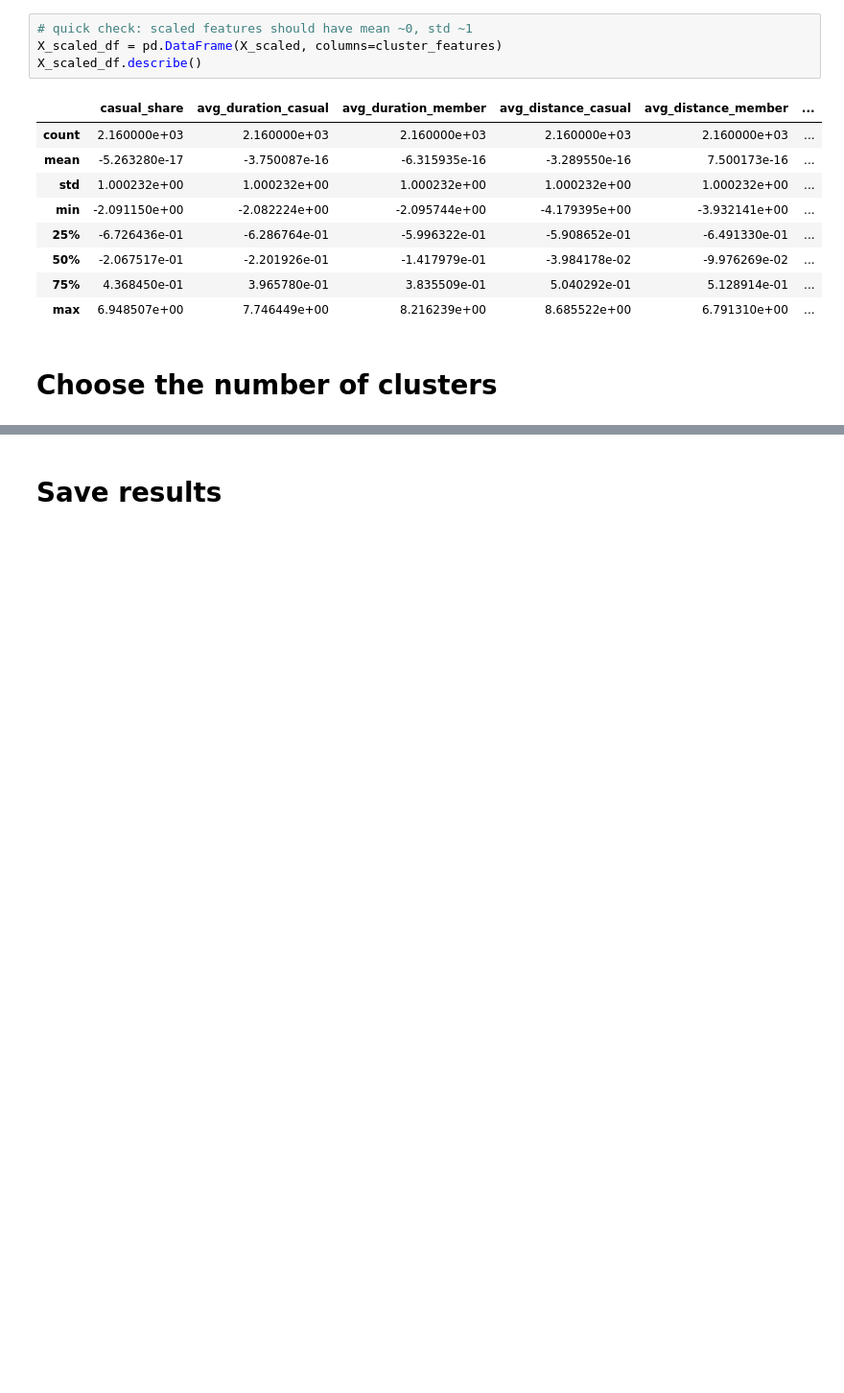
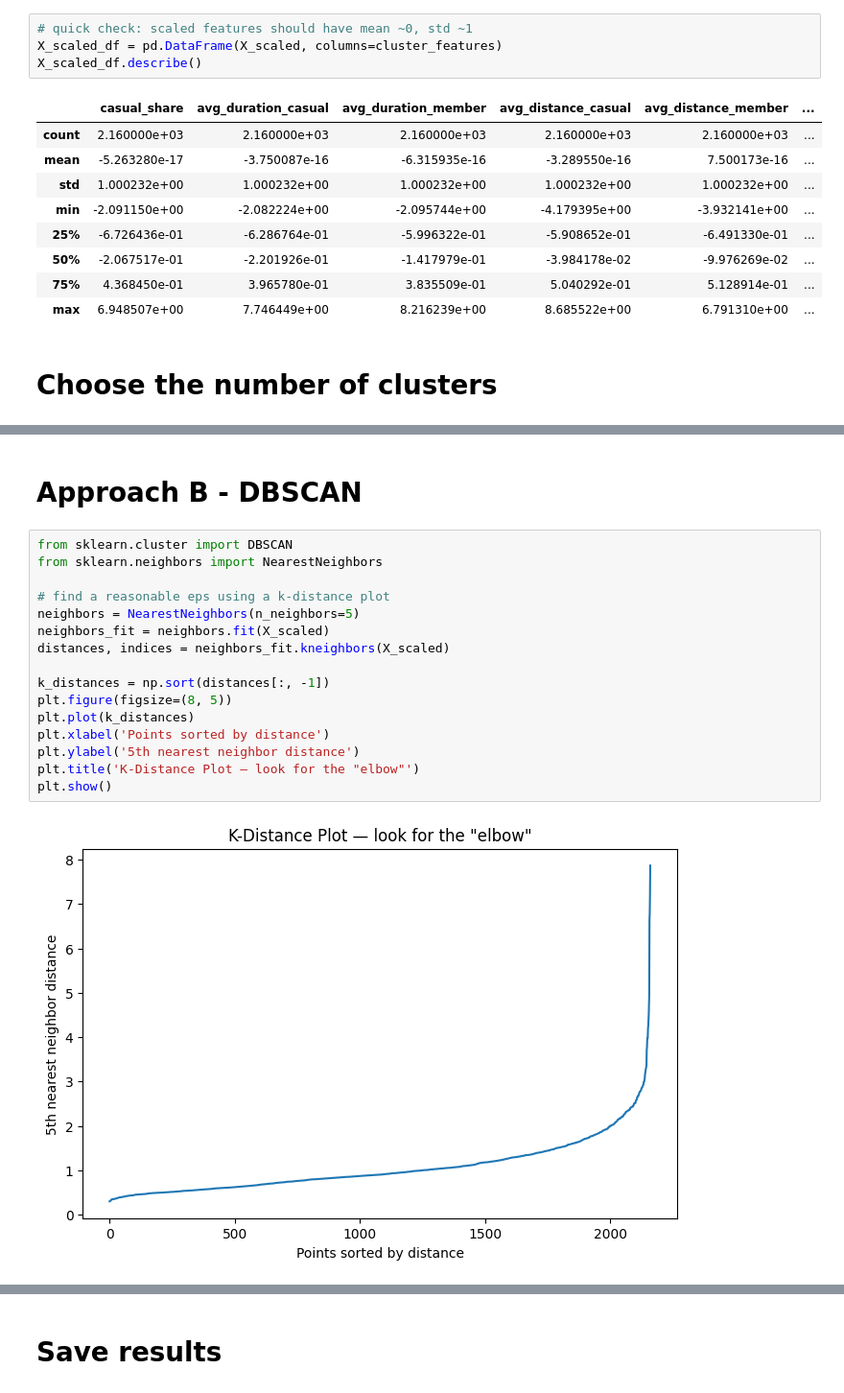
Before and after one commit to ameliatuttle26/Citybike-mapping, a Jupyter notebook: Notebooks/04_clustering.ipynb, the cells around one changed output, grey strips where cells are left out. Shown at 96% size. Drawn from its saved outputs; the diff is of its cells as text; blank space fills up the shorter version.

```diff
--- a/Notebooks/04_clustering.ipynb
+++ b/Notebooks/04_clustering.ipynb
@@ -184,0 +172,20 @@ pd.crosstab(df['cluster'], df['hotspot_category'], normalize='index')
+# %% [markdown]
+# Approach B - DBSCAN
+# %%
+from sklearn.cluster import DBSCAN
+from sklearn.neighbors import NearestNeighbors
+
+# find a reasonable eps using a k-distance plot
+neighbors = NearestNeighbors(n_neighbors=5)
+neighbors_fit = neighbors.fit(X_scaled)
+distances, indices = neighbors_fit.kneighbors(X_scaled)
+
+k_distances = np.sort(distances[:, -1])
+plt.figure(figsize=(8, 5))
+plt.plot(k_distances)
+plt.xlabel('Points sorted by distance')
+plt.ylabel('5th nearest neighbor distance')
+plt.title('K-Distance Plot — look for the "elbow"')
+plt.show()
+# %% [output]
+[figure, added]
```
Also changed, not shown: parts of 24 cells of this notebook.
